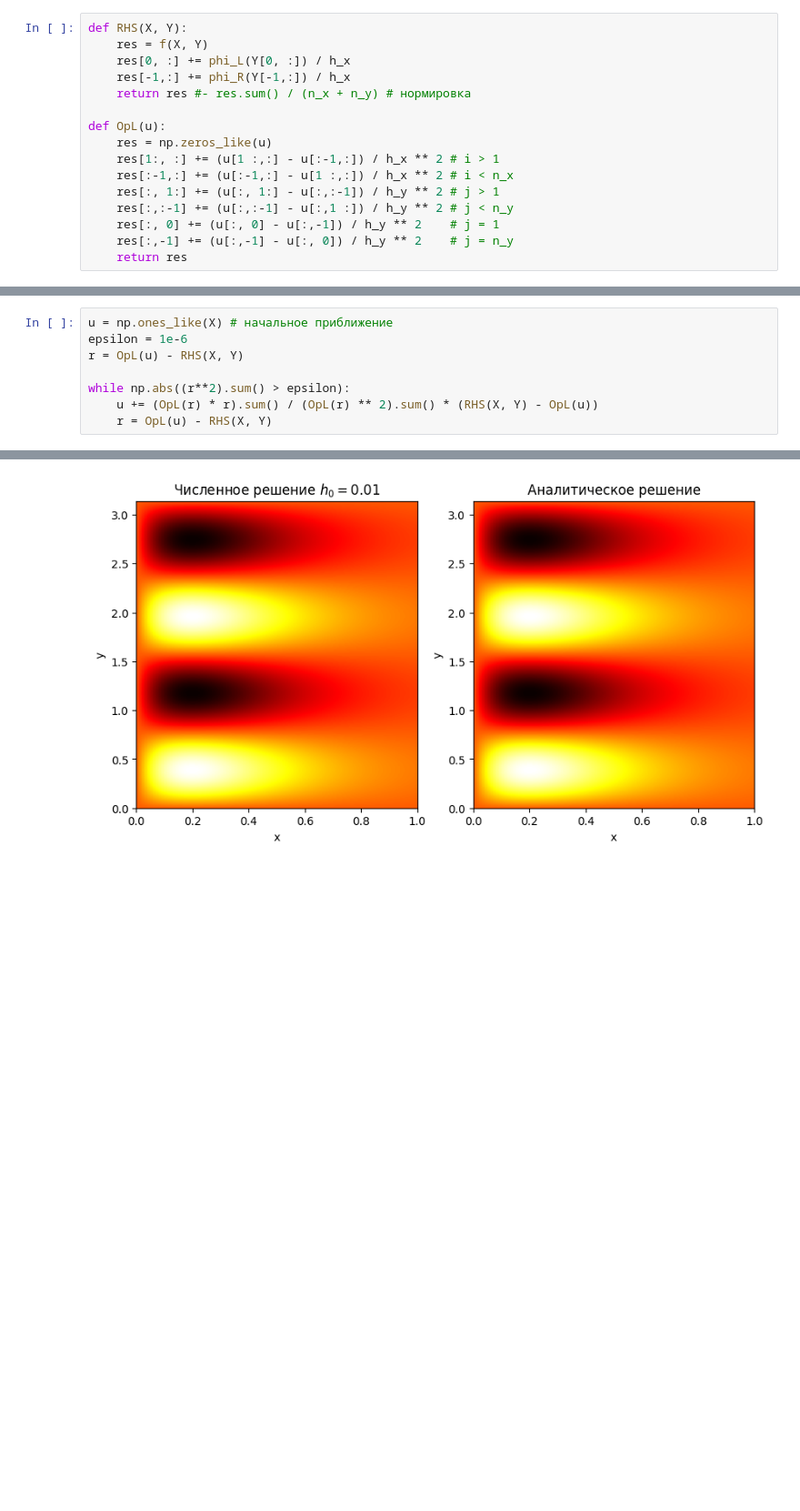
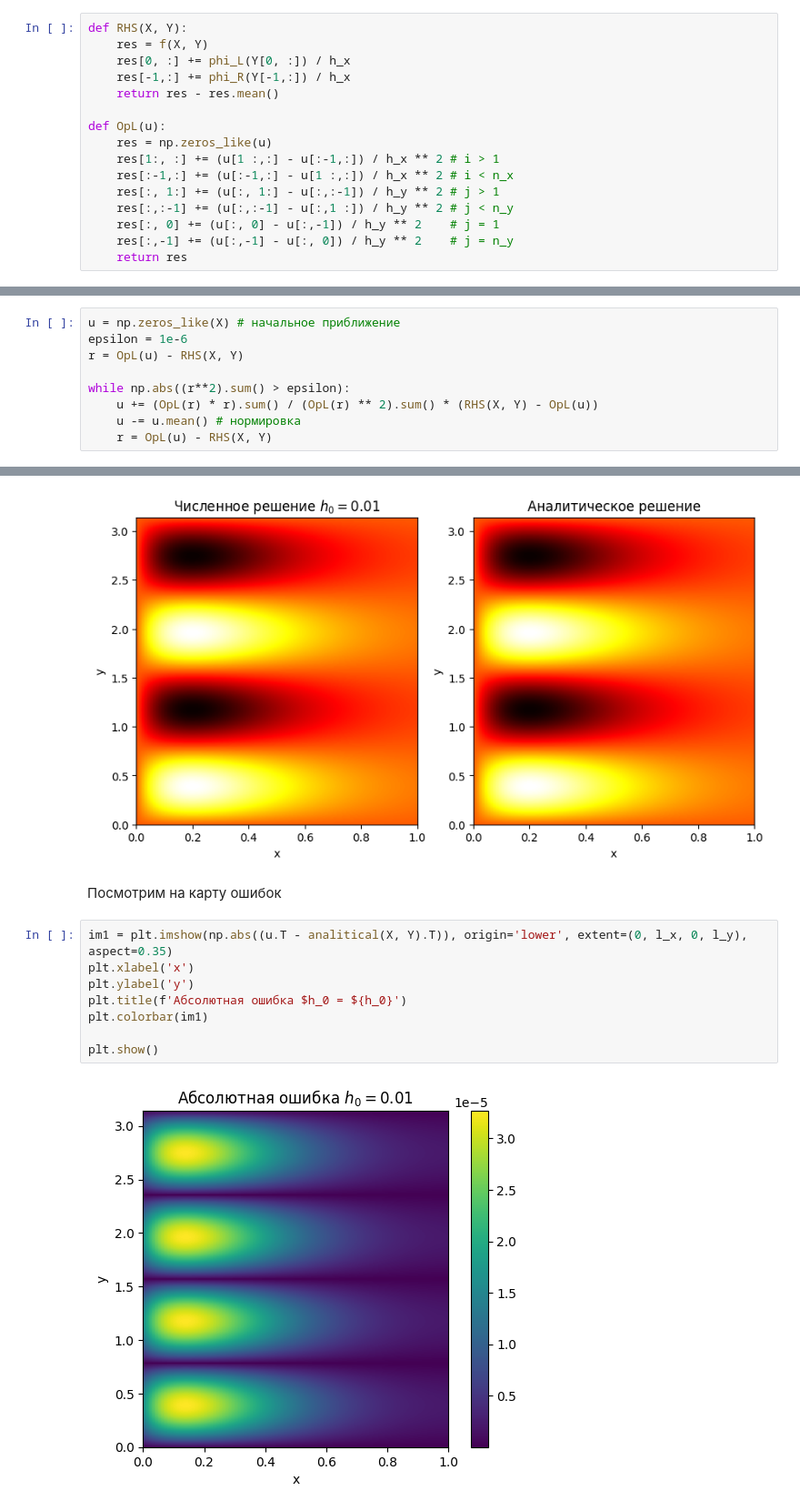
Before and after one commit to Xopppek/num_methods_sem7, a Jupyter notebook: lab2/lab2.ipynb, the cells around one changed output, grey strips where cells are left out. Shown at 91% size. Cells and saved outputs as stored; diff of their text form; blank space fills up the shorter version.

```diff
--- a/lab2/lab2.ipynb
+++ b/lab2/lab2.ipynb
@@ -61,7 +61,7 @@ def RHS(X, Y):
     res = f(X, Y)
     res[0, :] += phi_L(Y[0, :]) / h_x
     res[-1,:] += phi_R(Y[-1,:]) / h_x
-    return res #- res.sum() / (n_x + n_y) # нормировка
+    return res - res.mean()
 
 def OpL(u):
     res = np.zeros_like(u)
@@ -83,12 +83,13 @@ $$ \tau^{k + 1} = \frac{(Lr^k, r^k)}{||Lr^k||^2}$$
 
 $$ u^{k+1} = \frac{(Lr^k, r^k)}{||Lr^k||^2} (F - Lu^k) + u^k$$
 # %%
-u = np.ones_like(X) # начальное приближение
+u = np.zeros_like(X) # начальное приближение
 epsilon = 1e-6
 r = OpL(u) - RHS(X, Y)
 
 while np.abs((r**2).sum() > epsilon):
     u += (OpL(r) * r).sum() / (OpL(r) ** 2).sum() * (RHS(X, Y) - OpL(u))
+    u -= u.mean() # нормировка
     r = OpL(u) - RHS(X, Y)
 # %%
 fig = plt.figure(figsize=(10, 5))
@@ -107,3 +108,15 @@ ax2.set_title("Аналитическое решение")
 plt.show()
 # %% [output]
 [figure]
+# %% [markdown]
+Посмотрим на карту ошибок
+# %%
+im1 = plt.imshow(np.abs((u.T - analitical(X, Y).T)), origin='lower', extent=(0, l_x, 0, l_y), aspect=0.35)
+plt.xlabel('x')
+plt.ylabel('y')
+plt.title(f'Абсолютная ошибка $h_0 = ${h_0}')
+plt.colorbar(im1)
+
+plt.show()
+# %% [output]
+[figure, added]
```
